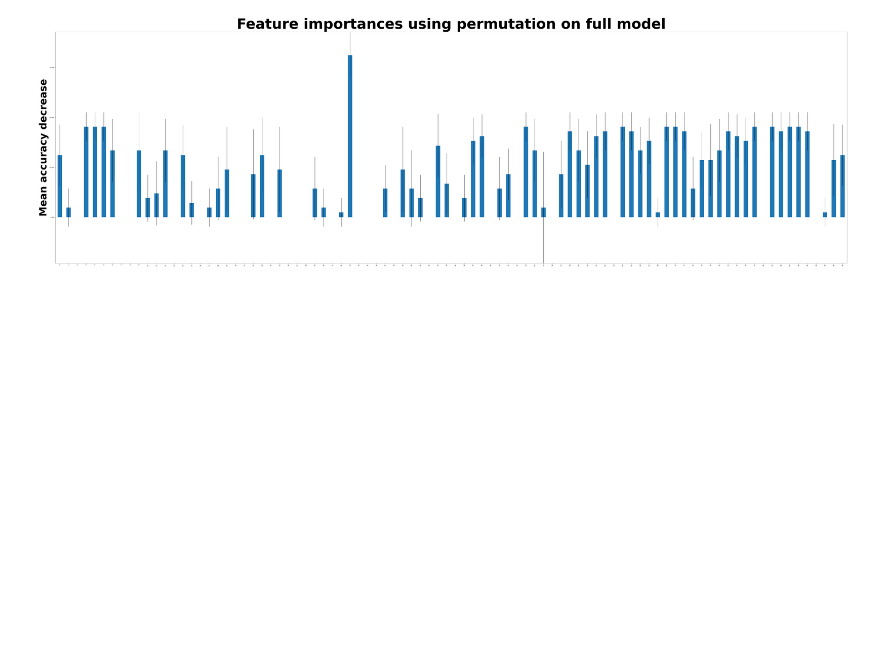
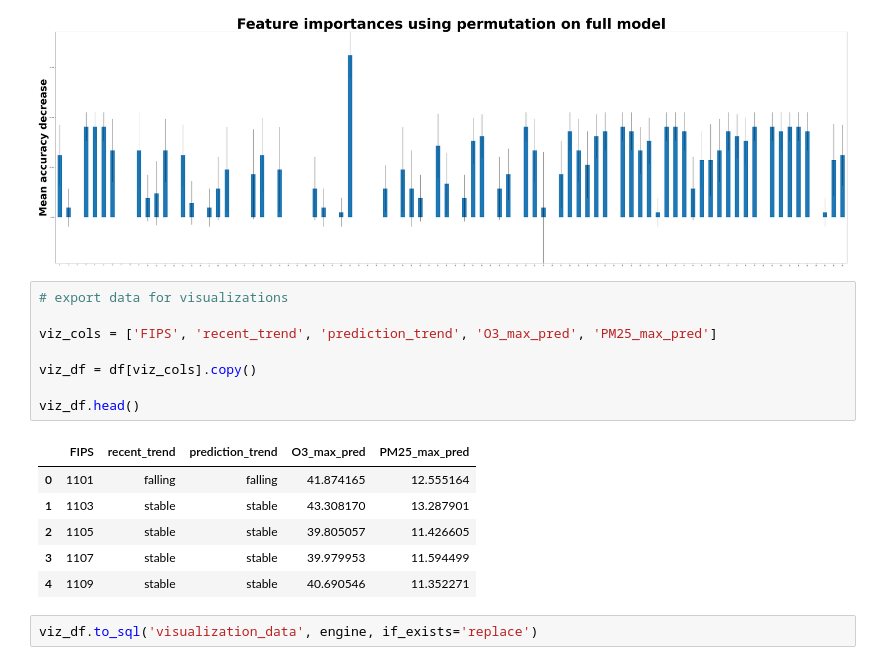
Before and after one commit to cbeckler/eco_cancer_incidence_rates, a Jupyter notebook: Balanced_random_forest_model.ipynb, the cells around one changed output. Cells and saved outputs as stored; diff of their text form; blank space fills up the shorter version.

Commit message:
upload visualization data to df

```diff
--- a/Balanced_random_forest_model.ipynb
+++ b/Balanced_random_forest_model.ipynb
@@ -338,3 +338,20 @@ plt.savefig('/content/drive/MyDrive/Final_Project/Forest_Importances')
 plt.show()
 # %% [output]
 [figure]
+# %%
+# export data for visualizations
+
+viz_cols = ['FIPS', 'recent_trend', 'prediction_trend', 'O3_max_pred', 'PM25_max_pred']
+
+viz_df = df[viz_cols].copy()
+
+viz_df.head()
+# %% [output]
+|  | FIPS | recent_trend | prediction_trend | O3_max_pred | PM25_max_pred |
+| 0 | 1101 | falling | falling | 41.874165 | 12.555164 |
+| 1 | 1103 | stable | stable | 43.308170 | 13.287901 |
+| 2 | 1105 | stable | stable | 39.805057 | 11.426605 |
+| 3 | 1107 | stable | stable | 39.979953 | 11.594499 |
+| 4 | 1109 | stable | stable | 40.690546 | 11.352271 |
+# %%
+viz_df.to_sql('visualization_data', engine, if_exists='replace')
```
